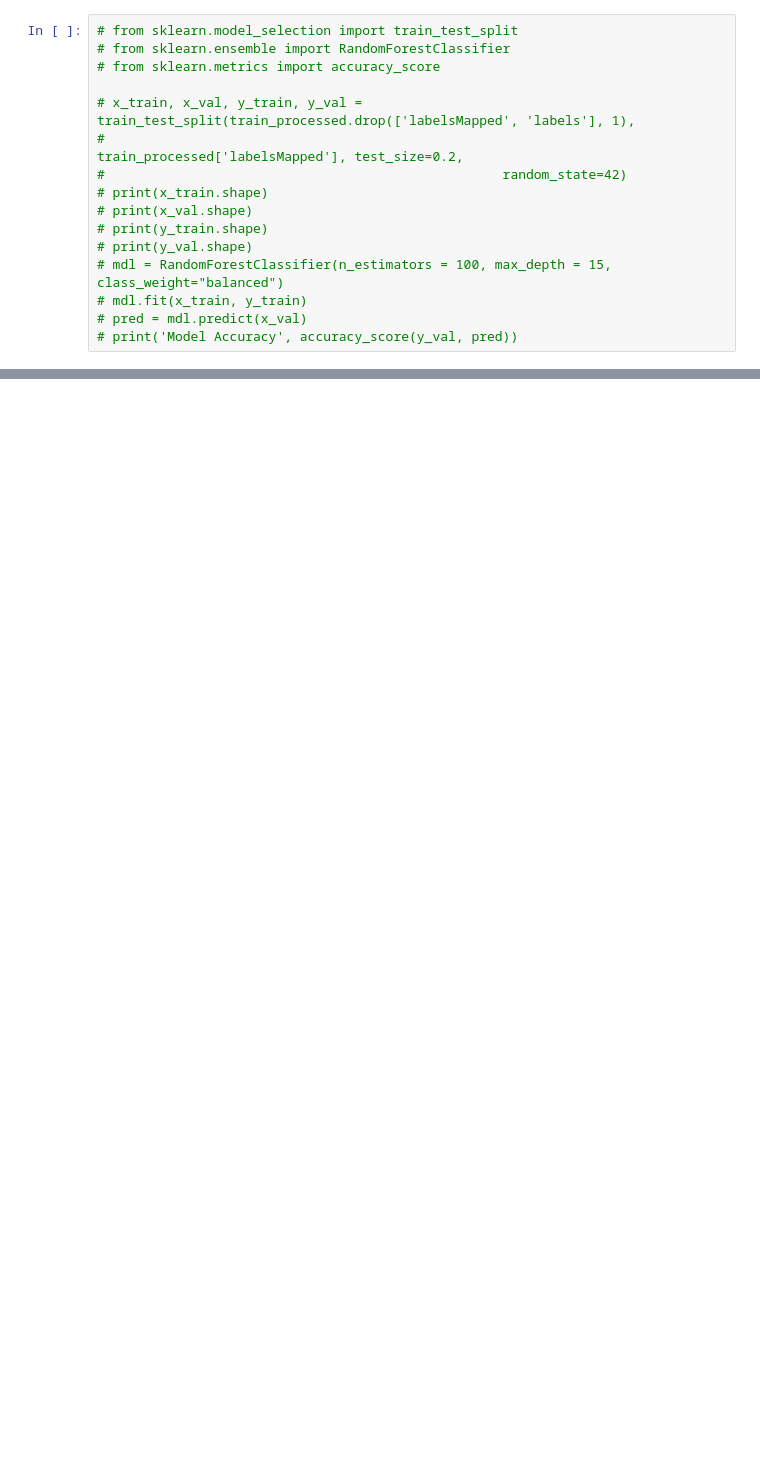
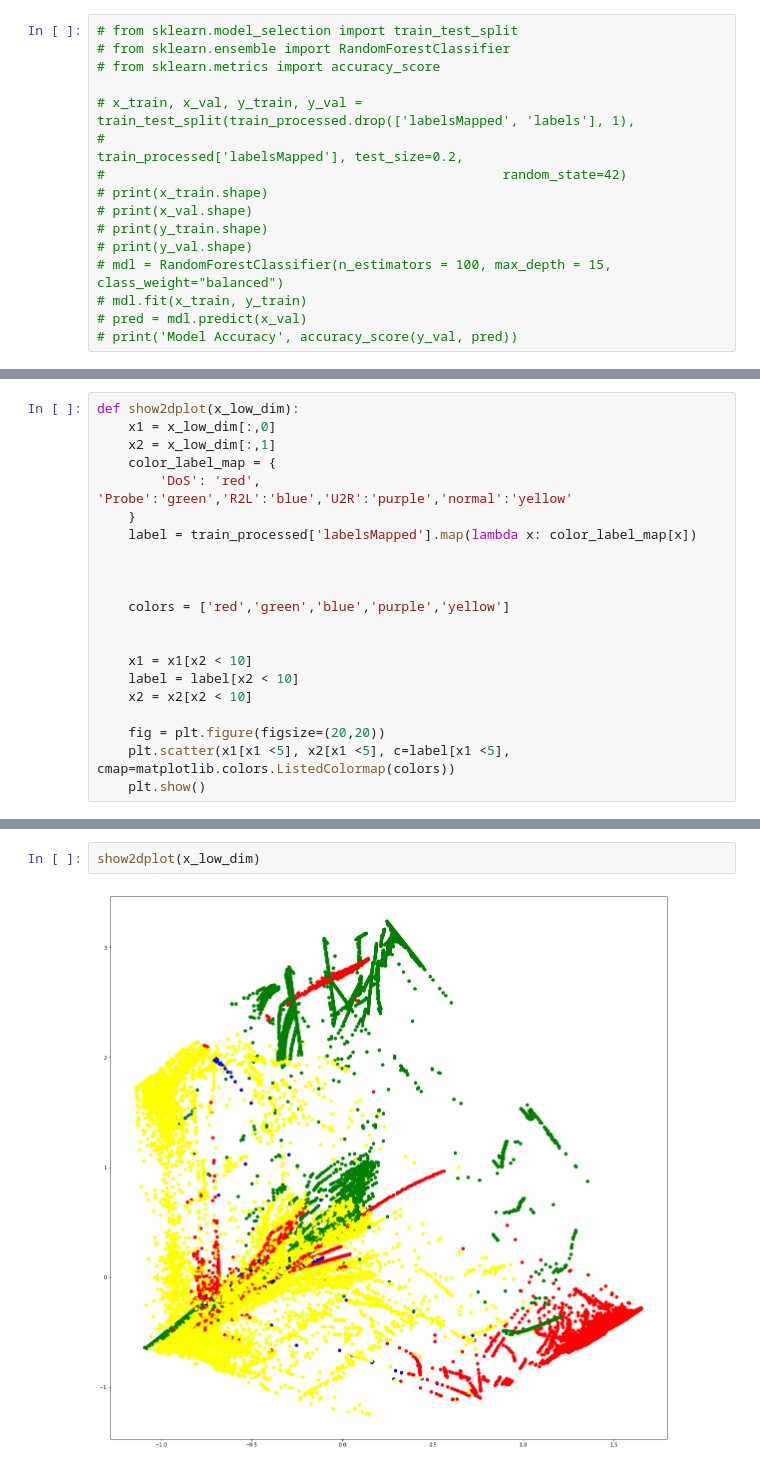
Before and after one commit to buddhapuneeth/NetworkIntrusionDetection, a Jupyter notebook: Data Analysis.ipynb, the cells around one changed output, grey strips where cells are left out. Cells and saved outputs as stored; diff of their text form; blank space fills up the shorter version.

Commit message:
modulized methods, added visualizers using PCA and SVD

```diff
--- a/Data Analysis.ipynb
+++ b/Data Analysis.ipynb
@@ -405,0 +501,21 @@ OrderedDict([('num_shells', 326.11353550295854),
+# %%
+def show2dplot(x_low_dim):
+    x1 = x_low_dim[:,0]
+    x2 = x_low_dim[:,1]
+    color_label_map = {
+        'DoS': 'red', 'Probe':'green','R2L':'blue','U2R':'purple','normal':'yellow'
+    }
+    label = train_processed['labelsMapped'].map(lambda x: color_label_map[x])
+
+
+
+    colors = ['red','green','blue','purple','yellow']
+
+
+    x1 = x1[x2 < 10]
+    label = label[x2 < 10]
+    x2 = x2[x2 < 10]
+
+    fig = plt.figure(figsize=(20,20))
+    plt.scatter(x1[x1 <5], x2[x1 <5], c=label[x1 <5], cmap=matplotlib.colors.ListedColormap(colors))
+    plt.show()
@@ -405,0 +555,4 @@ OrderedDict([('num_shells', 326.11353550295854),
+# %%
+show2dplot(x_low_dim)
+# %% [output]
+[figure, added]
```
Also changed, not shown: parts of 24 cells of this notebook, 2 other files.
